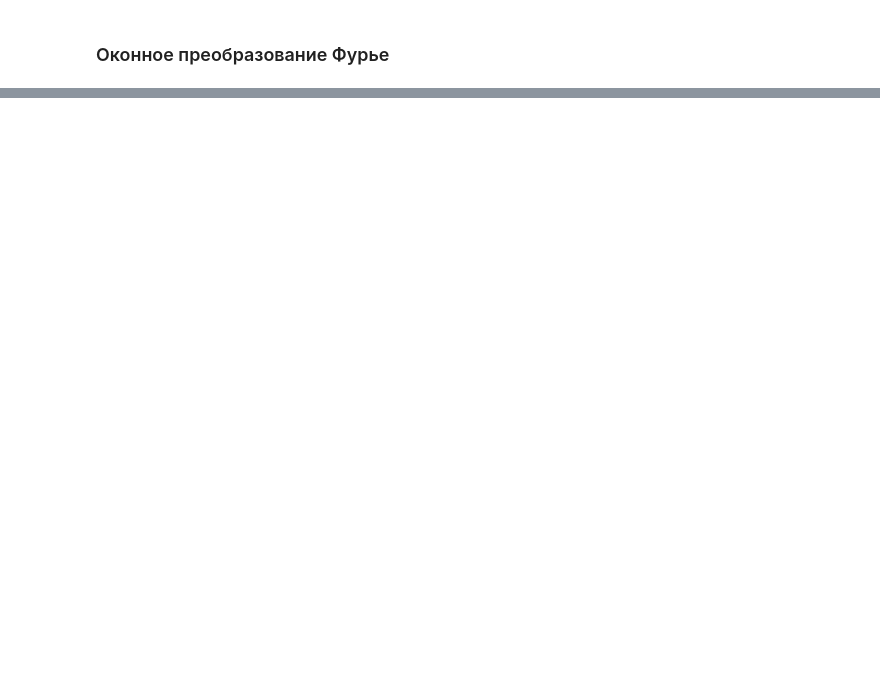
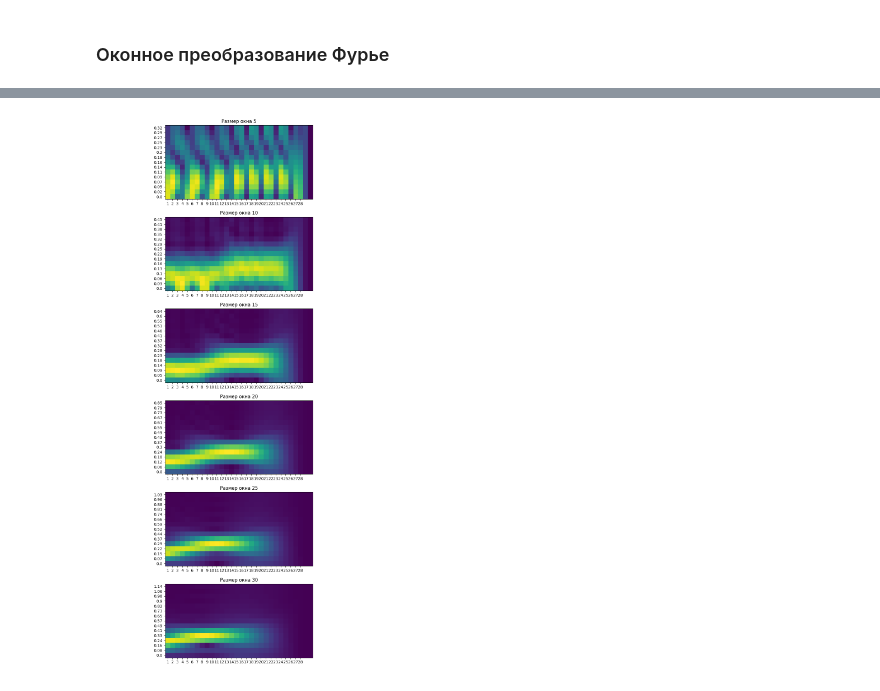
Before and after one commit to Niatomi/conversion-of-measurement-signals-course, a Jupyter notebook: src/practice_6.ipynb, the cells around one changed output, grey strips where cells are left out. Saved outputs shown, nothing was run; the diff lists cells and outputs as text; code cells hidden in the pictures; blank space fills up the shorter version.

```diff
--- a/src/practice_6.ipynb
+++ b/src/practice_6.ipynb
@@ -170,8 +174,3 @@ def wft(array: np.ndarray, m: int) -> np.ndarray:
     for idx in range(array.size):
         result[idx] = discrete_fourier_function(array, idx, m)
     return result
-# %%
-def wsp(ar, m):
-    """ Windowed Spectrum """
-
-    np.abs()
@@ -182,0 +177,42 @@ for i in range(1, SAMPLES_COUNT):
+# %%
+def wsp(array: np.ndarray,
+        window_size: int):
+    """ Windowed Spectrum """
+
+    def _wsp(part_idx):
+        tmp = wft(array, part_idx, hem_window(window_size))
+        tmp = np.abs(tmp)
+        tmp = tmp[tmp.size // 2:]
+        return 2 * tmp / array.size
+
+    result = []
+    for idx in range(array.size):
+        result.append(_wsp(idx))
+    return np.array(result)
+# %%
+SAMPLES_COUNT = 30
+WINDOW_STEP = 5
+fig, axs = plt.subplots(ncols=1, nrows=SAMPLES_COUNT // WINDOW_STEP, figsize=(10, 20))
+fig.tight_layout(pad=2.5)
+for idx, ax in enumerate(axs):
+    pass
+    window_size = (idx + 1) * WINDOW_STEP
+
+    signal_array = np.zeros(SAMPLES_COUNT)
+    for i in range(1, SAMPLES_COUNT):
+        signal_array[i - 1] = y((2 * np.pi * i) / SAMPLES_COUNT)
+    spectrums = wsp(signal_array, window_size)
+    spectrums = spectrums.T
+
+    x_range = np.arange(start=1, stop=SAMPLES_COUNT - 1)
+    y_bins = np.linspace(start=spectrums.min(), stop=spectrums.max(), num=spectrums.shape[0])
+    y_bins = np.flip(y_bins)
+    y_bins = np.round(y_bins, decimals=2)
+
+    im = ax.imshow(spectrums)
+    ax.set_xticks(np.arange(len(x_range)), labels=x_range)
+    ax.set_yticks(np.arange(len(y_bins)), labels=y_bins)
+    ax.set_title(f"Размер окна {window_size}")
+plt.show()
+# %% [output]
+[figure, added]
```
Also changed, not shown: parts of 5 cells of this notebook.
